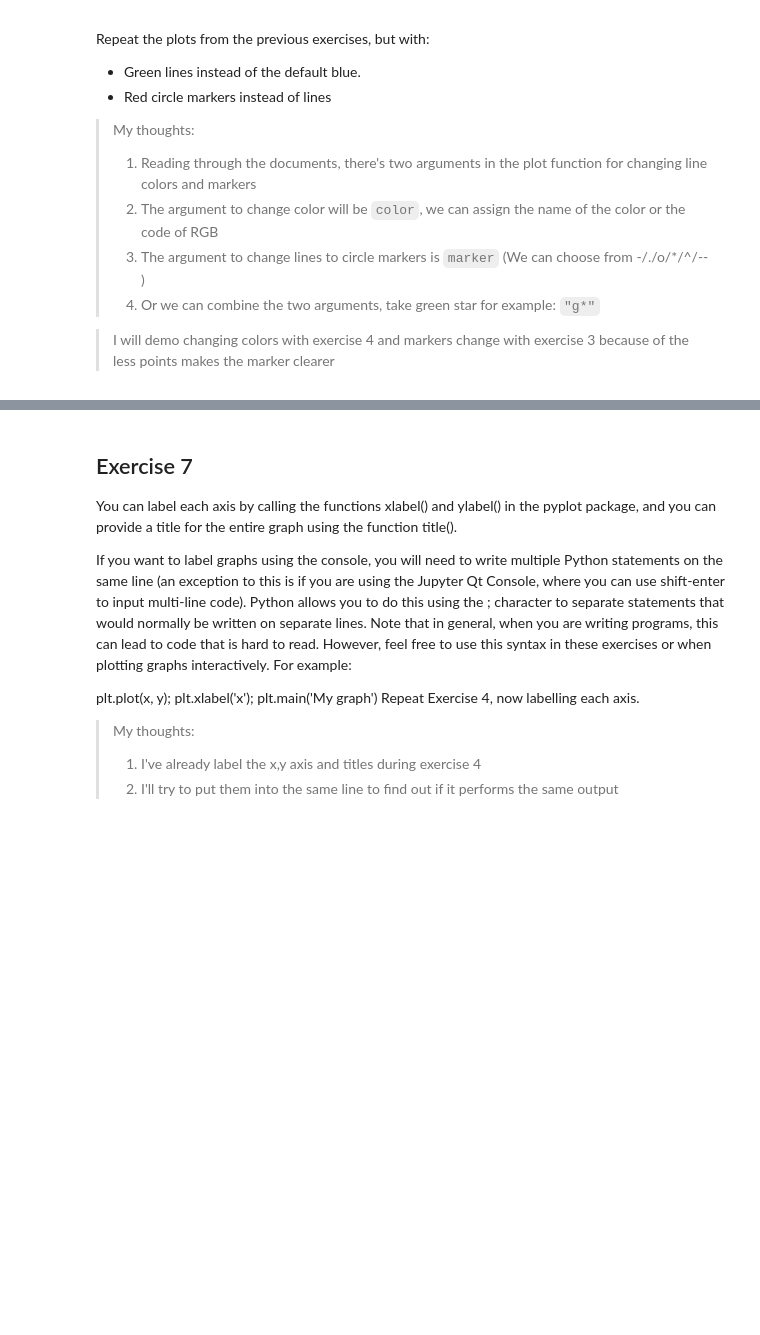
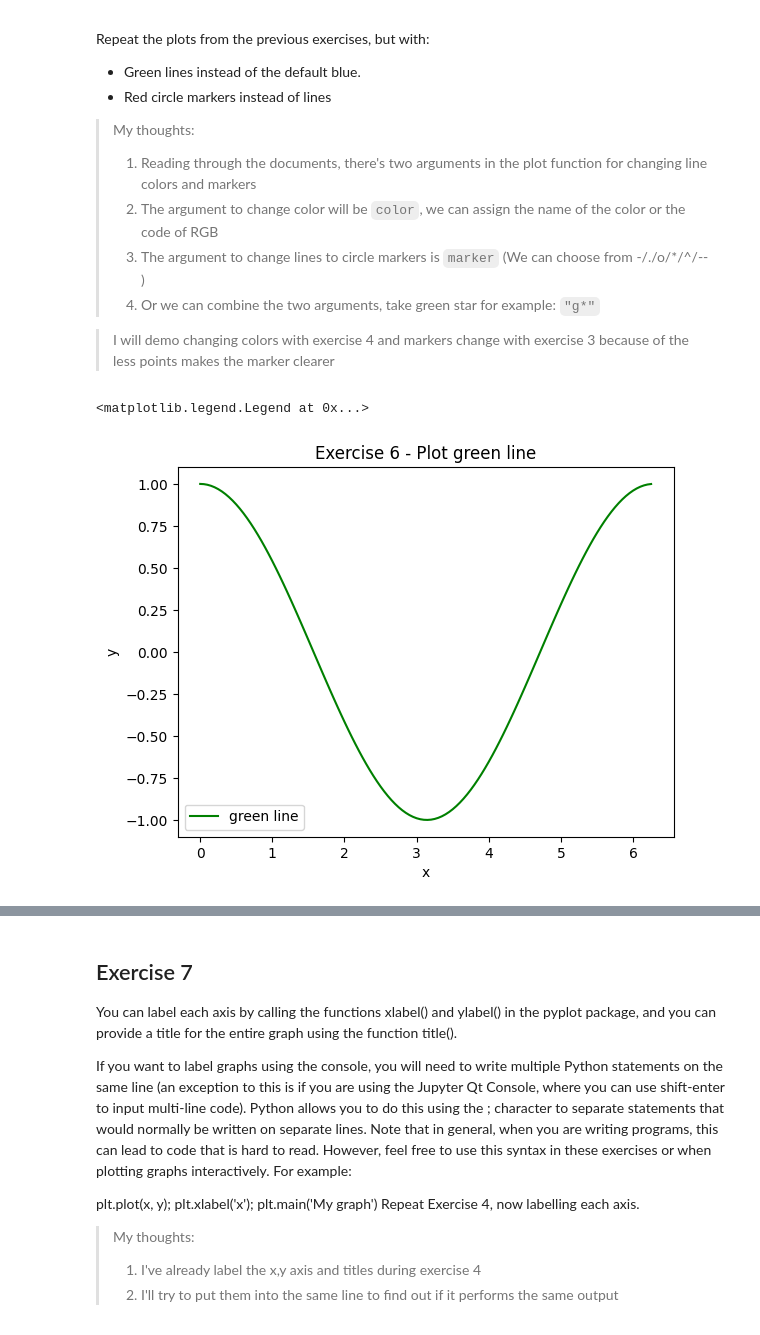
Before and after one commit to izero0324/Scientific-Computing-For-Finance, a Jupyter notebook: lab4/lab4.ipynb, the cells around one changed output, grey strips where cells are left out. Drawn from its saved outputs; the diff is of its cells as text; code cells hidden in the pictures; blank space fills up the shorter version.

```diff
--- a/lab4/lab4.ipynb
+++ b/lab4/lab4.ipynb
@@ -147,9 +155,13 @@ Repeat the plots from the previous exercises, but with:
 > I will demo changing colors with exercise 4 and markers change with exercise 3 because of the less points makes the marker clearer
 # %%
 # Line color change demo: from Default blue line into green lines
-plt.plot(array_ex4_x, array_ex4_y, color='g',)
+plt.plot(array_ex4_x, array_ex4_y, color='g',label = 'green line')
 plt.title("Exercise 6 - Plot green line")        # add title for the diagram
 plt.xlabel("x")                                  # add label for x axis
 plt.ylabel("y")                                  # add label for y axis
+plt.legend()                                     # add legend label
+# %% [output]
+<matplotlib.legend.Legend at 0x...>
+[figure, added]
 # %%
 # Line color change demo using RGB code: from Default blue line into green lines
```
Also changed, not shown: parts of 19 cells of this notebook.
